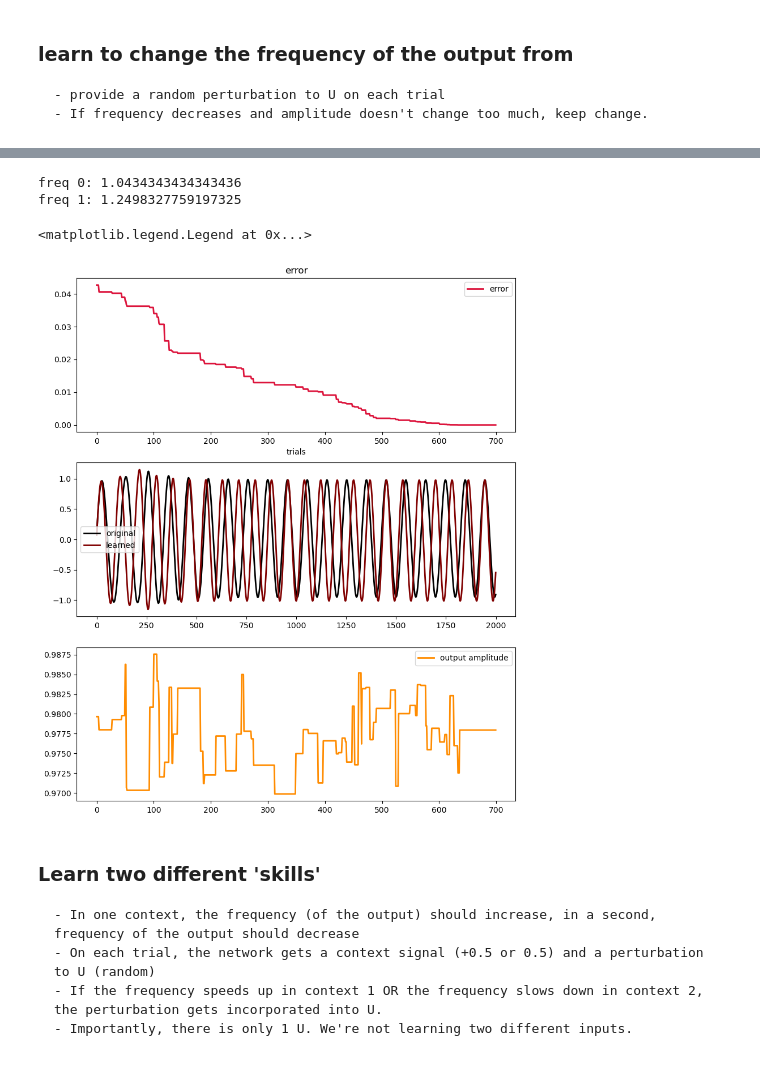
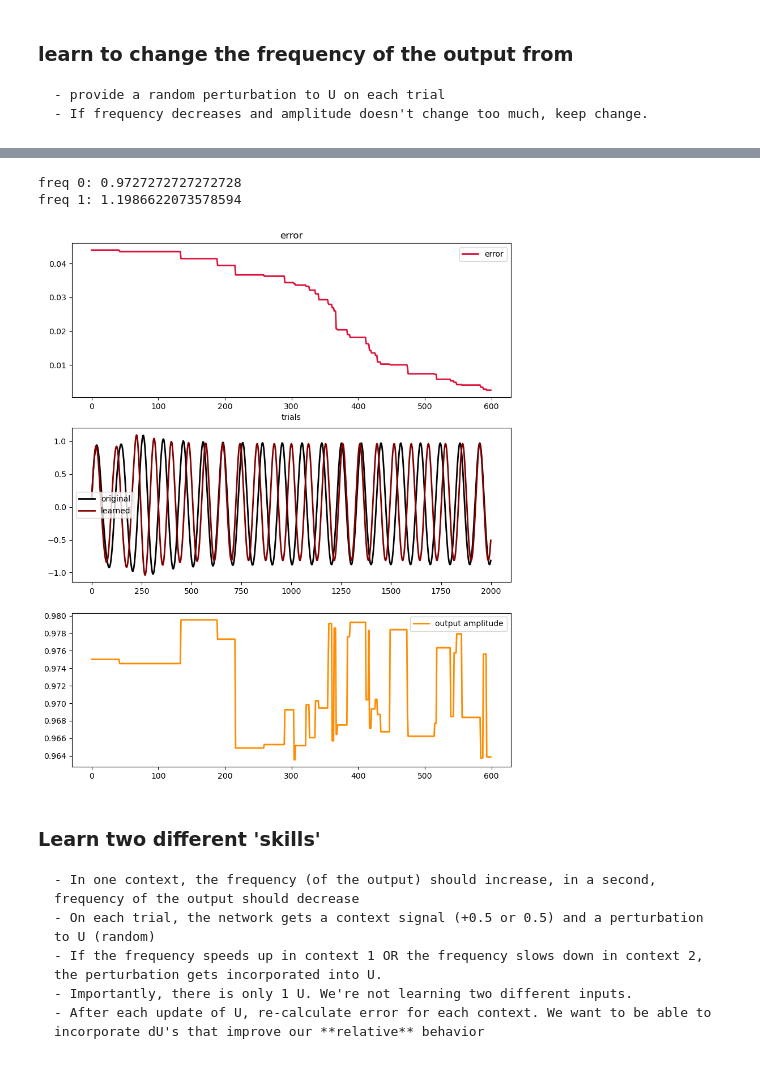
Before and after one commit to andrewZimnik/basal_ganglia, a Jupyter notebook: scripts/multiSpeedLearningModel.ipynb, the cells around one changed output, grey strips where cells are left out. Cells and saved outputs as stored; diff of their text form; code cells hidden in the pictures.

```diff
--- a/scripts/multiSpeedLearningModel.ipynb
+++ b/scripts/multiSpeedLearningModel.ipynb
@@ -459,6 +600,26 @@ data_dict = {'J0': J0, 'U': U,'W': W, 'W_in': W_in,
              'x0': x0, 'r0': r0, 'z0': z0,
              'Z_target': Z_target, 'INPUT': INPUT}
 np.save(savePath + ct + 'FORCE_network.npy',data_dict)
+# %%
+# or load the FORCE weights
+savePath = '/Users/andrew/Documents/GitHub/basal_ganglia/networks/trainedModels/multiSpeedLearning/'
+
+# file to load
+fName = '2023-08-03 11_50_54FORCE_network.npy'
+
+data = np.load(savePath + fName,allow_pickle=True)
+data = data.ravel()[0]
+
+# parse all of our saved variables
+J0       = data['J0']
+U        = data['U']
+W        = data['W']
+W_in     = data['W_in']
+x0       = data['x0']
+r0       = data['r0']
+z0       = data['z0']
+Z_target = data['Z_target']
+INPUT    = data['INPUT']
 # %%
 ##  how orthogonal are U and W? ##
 
@@ -542,7 +703,7 @@ def returnRates(u,ipt,b=None,ctxMag = 0.5,xStart = None, rStart = None, zStart =
 # %%
 # pull out the activity, rates, and latents from a time when the network is already in a limit cycle
 activations,rates,latents,out1 = returnRates(U,INPUT,B,ctxMag=0.5)
-startIdx = 310
+startIdx = 309
 xStart = activations[startIdx,:,:].T
 rStart = rates[startIdx,:,:].T
 zStart = latents[startIdx,:,:].T
@@ -563,8 +724,8 @@ numNullDims = 6
 # get rates from the trained FORCE network
 
 # regress using activity from 2 contexts
-rates1,_,_ = returnRates(U,INPUT,ctxMag=0.5)
-rates2,_,_ = returnRates(U,INPUT,ctxMag=-0.5)
+rates1,_,_,_ = returnRates(U,INPUT,ctxMag=0.5)
+rates2,_,_,_ = returnRates(U,INPUT,ctxMag=-0.5)
 
 # reshape to be CT x N
 rates1_rs = rates1.reshape(-1,numN,order='F');
@@ -578,7 +739,7 @@ targets_rs = targets.reshape(-1,1,order='F')
 targets_rs = np.tile(targets_rs,(2,1))
 
 # define a regularization term
-ridgeLambda = 1e-3
+ridgeLambda = 1e-4
 
 # define the null space of W, project rates into this space
 W_null = scipy.linalg.null_space(W[:,:numNullDims].T)
@@ -994,7 +1145,7 @@ def runSingleDirectionLearning(IN,numTrials=10,alpha=1,pertMag=1e-3,ampChangeThr
         dU = dU * pertMag
 
         # only perturb the first K-1 dimensions
-        dU[-1,:] = 0
+        #dU[-1,:] = 0
 
         # generate our perturbed U
         U_pert = U_learn + dU
@@ -1016,7 +1167,7 @@ def runSingleDirectionLearning(IN,numTrials=10,alpha=1,pertMag=1e-3,ampChangeThr
         pertAmp = np.max(newOutput[-200:,0])
 
         # incorporate the change if things got better
-        if (nError < error) & (minAmp <= pertAmp <= maxAmp):
+        if (nError < error) & (minAmp <= pertAmp <= maxAmp) & (np.max(newOutput[:,0] < 1.5)):
             U_learn = np.copy(U_pert)
             error = nError
             currentFreq = np.copy(nFreq)
@@ -1086,7 +1236,7 @@ Input[:200,:] = 0
 
 
 # run the experiment
-U_learn,allError,allAmp = runSingleDirectionLearning(Input,numTrials=700,alpha=1,pertMag=1e-3,ampChangeThreshold = 0.01,targetFreq = 1.25)
+U_learn,allError,allAmp = runSingleDirectionLearning(Input,numTrials=600,alpha=1,pertMag=1e-3,ampChangeThreshold = 0.01,targetFreq = 1.25)
 
 # plot results
 _,_,_,out0 = returnRates(U,Input,B,xStart = xStart, rStart=rStart, zStart=zStart)
@@ -1095,43 +1245,43 @@ _,_,_,out1 = returnRates(U_learn,Input,B,xStart = xStart, rStart=rStart, zStart=
 # calculate final speeds
 freq0 = returnPeakFreq(out0[:,0],minFreq = 0.9, maxFreq = 1.1)
 freq1 = returnPeakFreq(out1[:,0],minFreq = 1.0, maxFreq = 1.3, numFreqs = 300)
 
 print('freq 0: ' + str(freq0))
 print('freq 1: ' + str(freq1))
 
 # plot error
 plt.figure(figsize=(10,12))
 plt.subplot(3,1,1);
 plt.plot(allError,'crimson',linewidth=2,label='error')
 plt.title('error')
 plt.xlabel('trials')
 plt.legend()
 
 # plot output
 plt.subplot(3,1,2)
 
 # plot outputs
 plt.plot(out0[:,0],'k',linewidth=2,label='original')
 plt.plot(out1[:,0],'maroon',linewidth=2,label='learned')
 plt.legend()
 
 # plot amplitude of output
 plt.subplot(3,1,3)
 
 # plot outputs
 plt.plot(allAmp,'darkorange',linewidth=2,label='output amplitude')
 plt.legend();
 # %% [output]
-freq 0: 1.0434343434343436
-freq 1: 1.2498327759197325
+freq 0: 0.9727272727272728
+freq 1: 1.1986622073578594
-<matplotlib.legend.Legend at 0x...>
-[figure, old version]
+[figure, new version]
 # %% [markdown]
 ### Learn two different 'skills'
     - In one context, the frequency (of the output) should increase, in a second, frequency of the output should decrease
     - On each trial, the network gets a context signal (+0.5 or 0.5) and a perturbation to U (random)
     - If the frequency speeds up in context 1 OR the frequency slows down in context 2, the perturbation gets incorporated into U.
     - Importantly, there is only 1 U. We're not learning two different inputs.
+    - After each update of U, re-calculate error for each context. We want to be able to incorporate dU's that improve our **relative** behavior
 # %%
 def runDuelLearning(IN,numTrials=10,alpha=1,pertMag=1e-3,ampChangeThreshold = 0.05,targetFreq = None):
 
```
Also changed, not shown: parts of 21 cells of this notebook, 48 other files.
